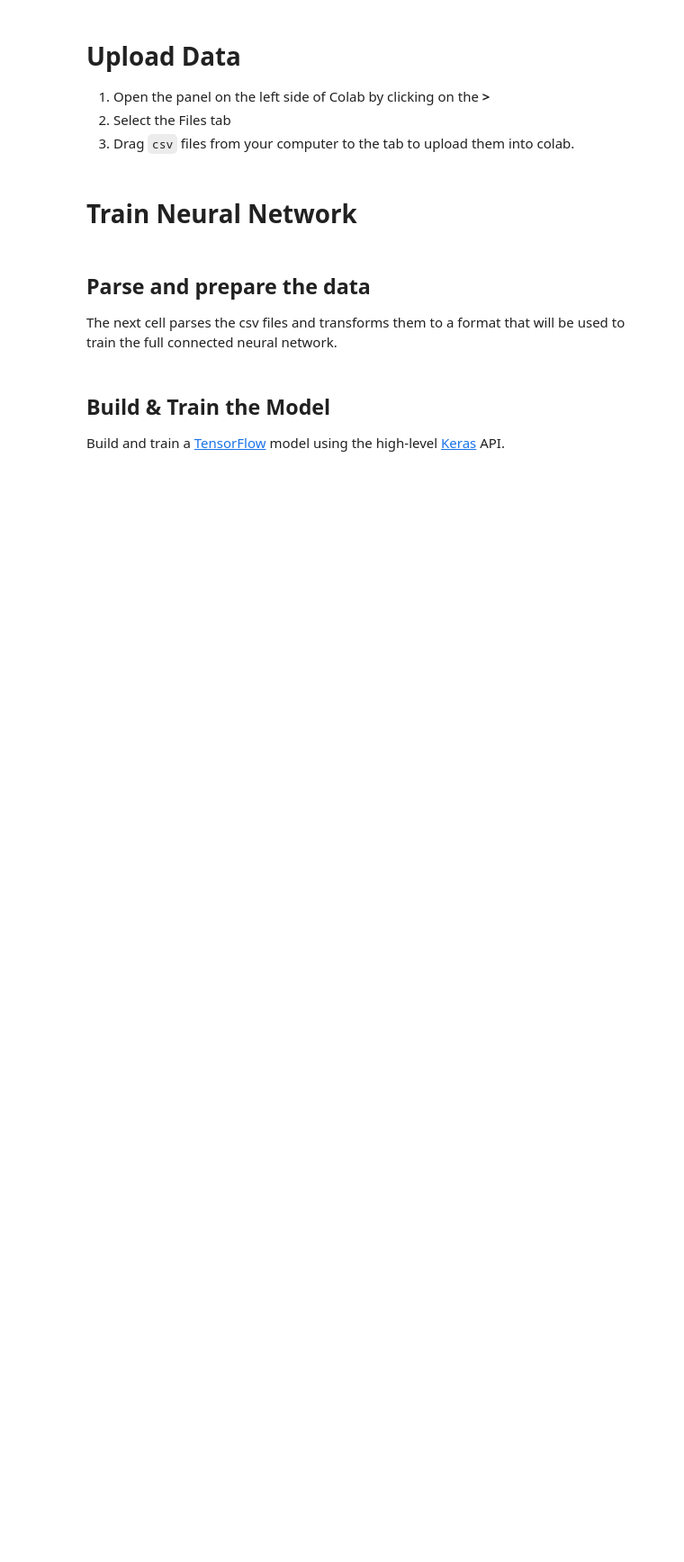
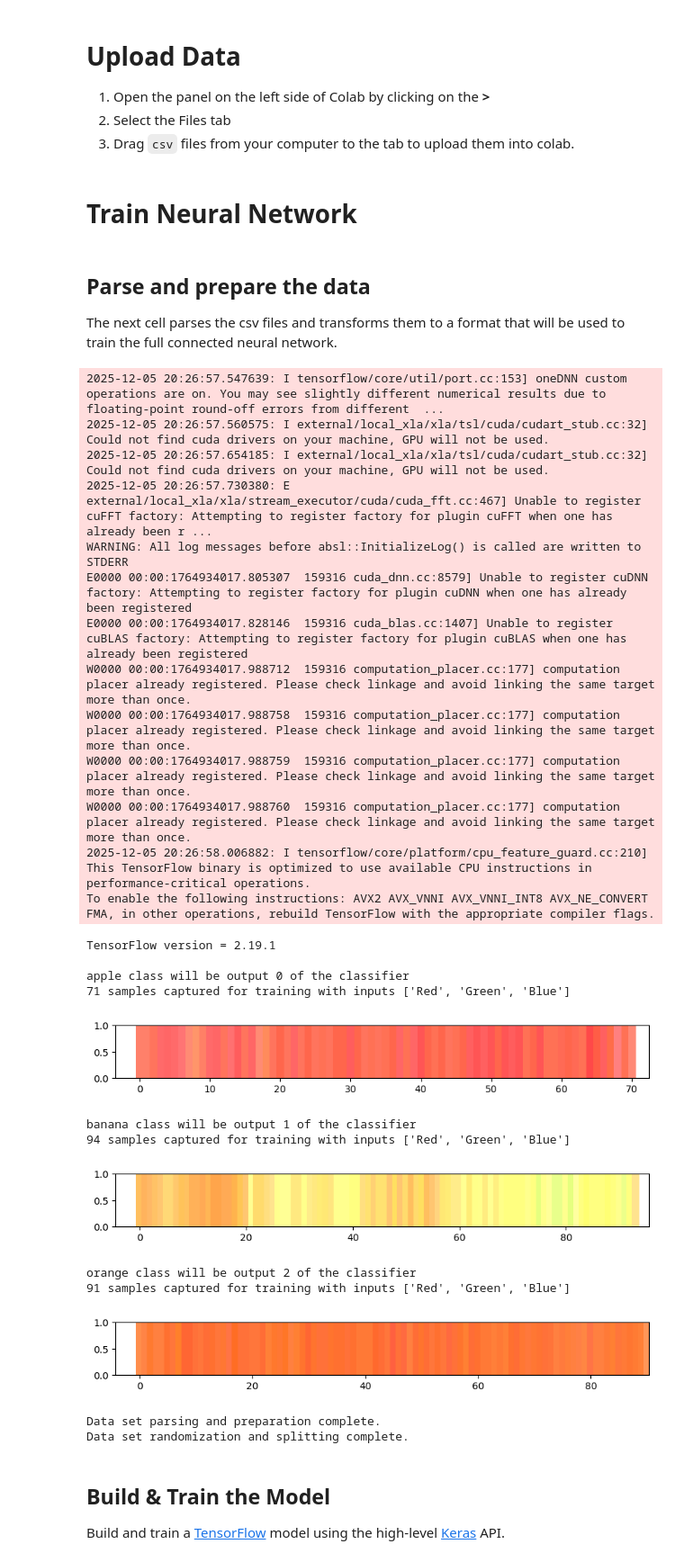
Before and after one commit to plaodas/ArduinoTensorFlowLiteTutorials, a Jupyter notebook: FruitToEmoji/FruitToEmoji.ipynb, the cells around one changed output. Shown: that part at 90% size. Saved outputs shown, nothing was run; the diff lists cells and outputs as text; code cells hidden in the pictures; blank space fills up the shorter version.

```diff
--- a/FruitToEmoji/FruitToEmoji.ipynb
+++ b/FruitToEmoji/FruitToEmoji.ipynb
@@ -63,7 +63,7 @@ tf.random.set_seed(SEED)
 
 CLASSES = [];
 
-for file in os.listdir("./content/"):
+for file in os.listdir("./SampleData/"):
     if file.endswith(".csv"):
         CLASSES.append(os.path.splitext(file)[0])
 
@@ -81,7 +81,7 @@ outputs = []
 # read each csv file and push an input and output
 for class_index in range(NUM_CLASSES):
   objectClass = CLASSES[class_index]
-  df = pd.read_csv("/content/" + objectClass + ".csv")
+  df = pd.read_csv("./SampleData/" + objectClass + ".csv")
   columns = list(df)
   # get rid of pesky empty value lines of csv which cause NaN inputs to TensorFlow
   df = df.dropna()
@@ -108,33 +108,60 @@ for class_index in range(NUM_CLASSES):
     for c in columns:
       row.append(df[c][i])
     tensor += row
     inputs.append(tensor)
     outputs.append(output)
 
 # convert the list to numpy array
 inputs = np.array(inputs)
 outputs = np.array(outputs)
 
 print("Data set parsing and preparation complete.")
 
 # Randomize the order of the inputs, so they can be evenly distributed for training, testing, and validation
 # https://stackoverflow.com/a/37710486/2020087
 num_inputs = len(inputs)
 randomize = np.arange(num_inputs)
 np.random.shuffle(randomize)
 
 # Swap the consecutive indexes (0, 1, 2, etc) with the randomized indexes
 inputs = inputs[randomize]
 outputs = outputs[randomize]
 
 # Split the recordings (group of samples) into three sets: training, testing and validation
 TRAIN_SPLIT = int(0.6 * num_inputs)
 TEST_SPLIT = int(0.2 * num_inputs + TRAIN_SPLIT)
 
 inputs_train, inputs_test, inputs_validate = np.split(inputs, [TRAIN_SPLIT, TEST_SPLIT])
 outputs_train, outputs_test, outputs_validate = np.split(outputs, [TRAIN_SPLIT, TEST_SPLIT])
 
 print("Data set randomization and splitting complete.")
+# %% [output]
+2025-12-05 20:26:57.547639: I tensorflow/core/util/port.cc:153] oneDNN custom operations are on. You may see slightly different numerical results due to floating-point round-off errors from different  ...
+2025-12-05 20:26:57.560575: I external/local_xla/xla/tsl/cuda/cudart_stub.cc:32] Could not find cuda drivers on your machine, GPU will not be used.
+2025-12-05 20:26:57.654185: I external/local_xla/xla/tsl/cuda/cudart_stub.cc:32] Could not find cuda drivers on your machine, GPU will not be used.
+2025-12-05 20:26:57.730380: E external/local_xla/xla/stream_executor/cuda/cuda_fft.cc:467] Unable to register cuFFT factory: Attempting to register factory for plugin cuFFT when one has already been r ...
+WARNING: All log messages before absl::InitializeLog() is called are written to STDERR
+E0000 00:00:1764934017.805307  159316 cuda_dnn.cc:8579] Unable to register cuDNN factory: Attempting to register factory for plugin cuDNN when one has already been registered
+E0000 00:00:1764934017.828146  159316 cuda_blas.cc:1407] Unable to register cuBLAS factory: Attempting to register factory for plugin cuBLAS when one has already been registered
+W0000 00:00:1764934017.988712  159316 computation_placer.cc:177] computation placer already registered. Please check linkage and avoid linking the same target more than once.
+W0000 00:00:1764934017.988758  159316 computation_placer.cc:177] computation placer already registered. Please check linkage and avoid linking the same target more than once.
+W0000 00:00:1764934017.988759  159316 computation_placer.cc:177] computation placer already registered. Please check linkage and avoid linking the same target more than once.
+W0000 00:00:1764934017.988760  159316 computation_placer.cc:177] computation placer already registered. Please check linkage and avoid linking the same target more than once.
+2025-12-05 20:26:58.006882: I tensorflow/core/platform/cpu_feature_guard.cc:210] This TensorFlow binary is optimized to use available CPU instructions in performance-critical operations.
+To enable the following instructions: AVX2 AVX_VNNI AVX_VNNI_INT8 AVX_NE_CONVERT FMA, in other operations, rebuild TensorFlow with the appropriate compiler flags.
+TensorFlow version = 2.19.1
+
+apple class will be output 0 of the classifier
+71 samples captured for training with inputs ['Red', 'Green', 'Blue']
+[figure, added]
+banana class will be output 1 of the classifier
+94 samples captured for training with inputs ['Red', 'Green', 'Blue']
+[figure, added]
+orange class will be output 2 of the classifier
+91 samples captured for training with inputs ['Red', 'Green', 'Blue']
+[figure, added]
+Data set parsing and preparation complete.
+Data set randomization and splitting complete.
 # %% [markdown]
 ## Build & Train the Model
 
```
Also changed, not shown: parts of 4 cells of this notebook, 3 other files.
